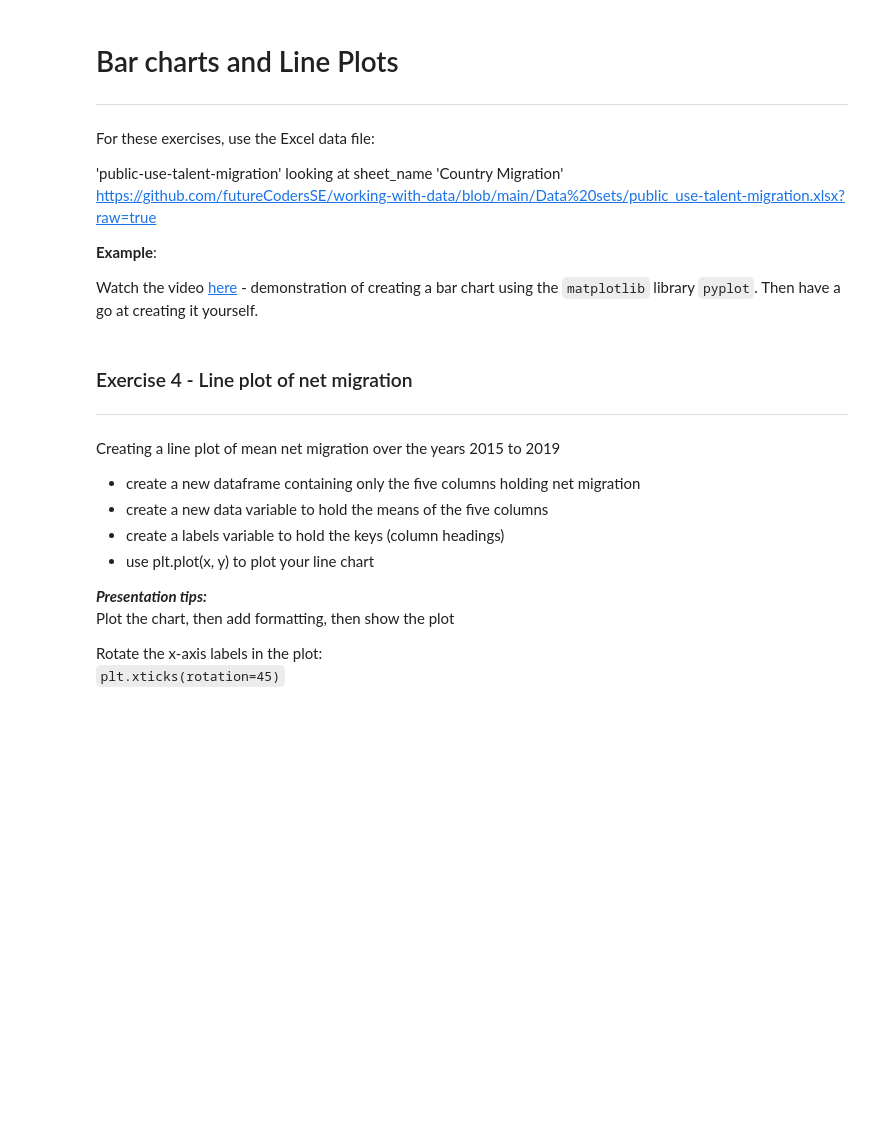
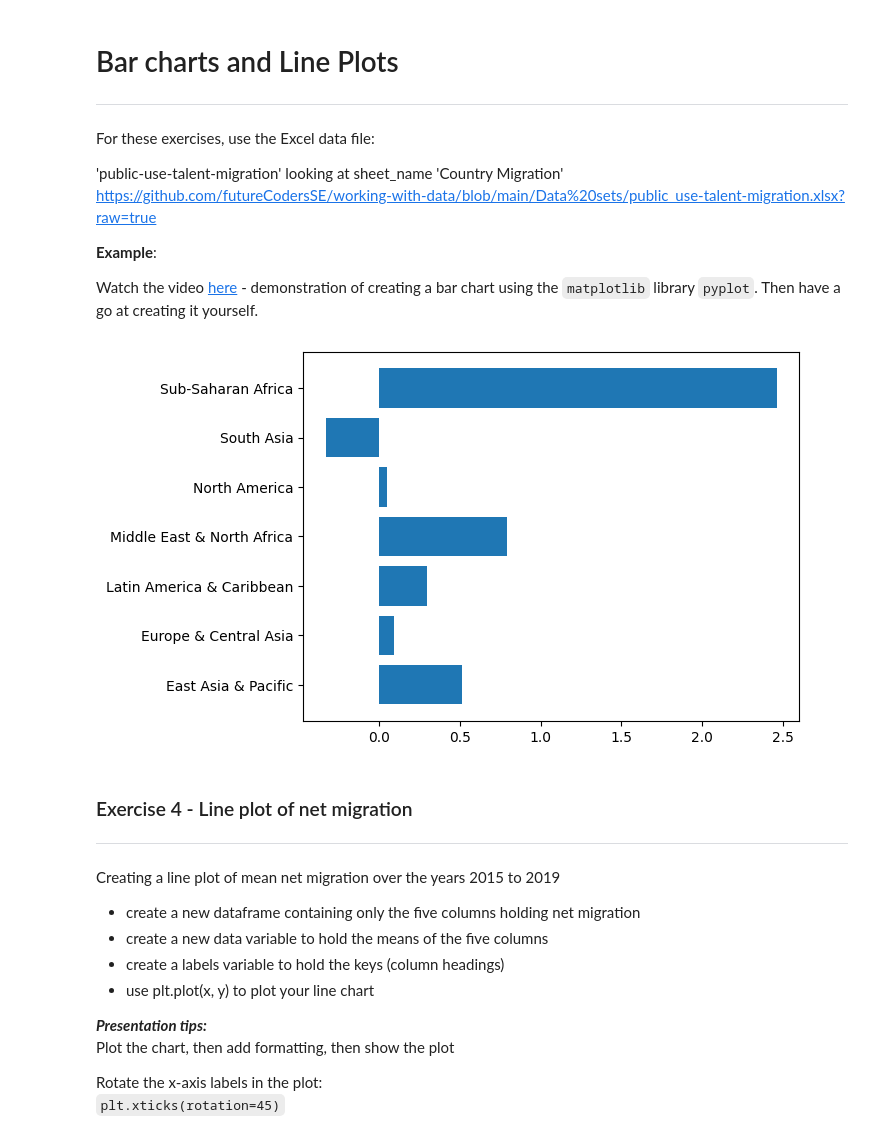
Before and after one commit to Kavikarthik14/Data-with-python, a Jupyter notebook: My_progress_of__Correlation_and_visualisation.ipynb, the cells around one changed output. Saved outputs shown, nothing was run; the diff lists cells and outputs as text; code cells hidden in the pictures; blank space fills up the shorter version.

```diff
--- a/My_progress_of__Correlation_and_visualisation.ipynb
+++ b/My_progress_of__Correlation_and_visualisation.ipynb
@@ -192,8 +193,18 @@ Watch the video [here](https://drive.google.com/file/d/1eNOy7fhkB2CSfVdb66kqB66q
 # %%
 import pandas as pd
 import matplotlib.pyplot as plt
 url= 'https://github.com/futureCodersSE/working-with-data/blob/main/Data%20sets/public_use-talent-migration.xlsx?raw=true'
 df = pd.read_excel(url, sheet_name = 'Country Migration')
+df
+region= df.groupby(['base_country_wb_region'])['net_per_10K_2015'].mean()
+
+labels=region.keys()
+
+
+plt.barh(labels,region)
+plt.show()
+# %% [output]
+[figure, added]
 # %% [markdown]
 ### Exercise 4 - Line plot of net migration
 ---
```
Also changed, not shown: parts of 10 cells of this notebook.
